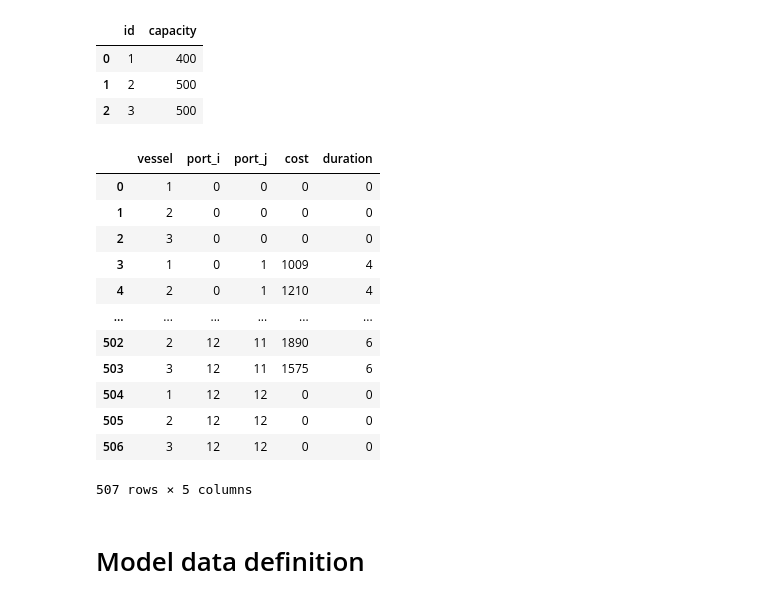
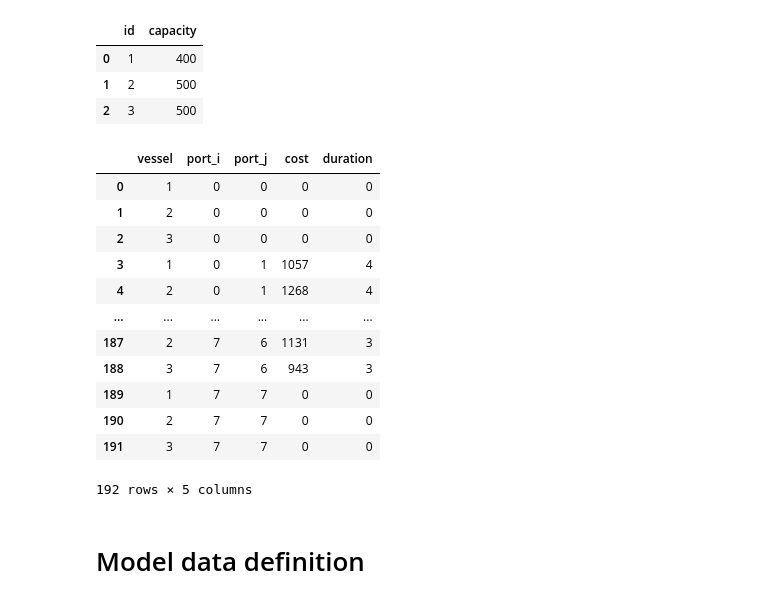
Before and after one commit to gael-mehdi/Maritime, a Jupyter notebook: FeederingNetworkDesign - Exercice.ipynb, the cells around one changed output. Drawn from its saved outputs; the diff is of its cells as text; code cells hidden in the pictures.

```diff
--- a/FeederingNetworkDesign - Exercice.ipynb
+++ b/FeederingNetworkDesign - Exercice.ipynb
@@ -199,9 +201,7 @@ display_instance(df_ports)
 # %% [output]
 [figure]
 # %%
-file_name = 'Instance 1.2 - Malta.xlsx'
 df_vessels = pd.read_excel(file_name, sheet_name='vessels')
-
 df_vessels
 # %% [output]
 |  | id | capacity |
@@ -209,24 +209,22 @@ df_vessels
 | 1 | 2 | 500 |
 | 2 | 3 | 500 |
 # %%
-file_name = 'Instance 2 - Kingston.xlsx'
 df_arcs = pd.read_excel(file_name, sheet_name='arcs')
-
 df_arcs
 # %% [output]
 |  | vessel | port_i | port_j | cost | duration |
 | 0 | 1 | 0 | 0 | 0 | 0 |
 | 1 | 2 | 0 | 0 | 0 | 0 |
 | 2 | 3 | 0 | 0 | 0 | 0 |
-| 3 | 1 | 0 | 1 | 1009 | 4 |
-| 4 | 2 | 0 | 1 | 1210 | 4 |
+| 3 | 1 | 0 | 1 | 1057 | 4 |
+| 4 | 2 | 0 | 1 | 1268 | 4 |
 | ... | ... | ... | ... | ... | ... |
-| 502 | 2 | 12 | 11 | 1890 | 6 |
-| 503 | 3 | 12 | 11 | 1575 | 6 |
-| 504 | 1 | 12 | 12 | 0 | 0 |
-| 505 | 2 | 12 | 12 | 0 | 0 |
-| 506 | 3 | 12 | 12 | 0 | 0 |
+| 187 | 2 | 7 | 6 | 1131 | 3 |
+| 188 | 3 | 7 | 6 | 943 | 3 |
+| 189 | 1 | 7 | 7 | 0 | 0 |
+| 190 | 2 | 7 | 7 | 0 | 0 |
+| 191 | 3 | 7 | 7 | 0 | 0 |
-507 rows × 5 columns
+192 rows × 5 columns
 # %% [markdown]
 # Model data definition
 # %%
```
Also changed, not shown: parts of 5 cells of this notebook.
